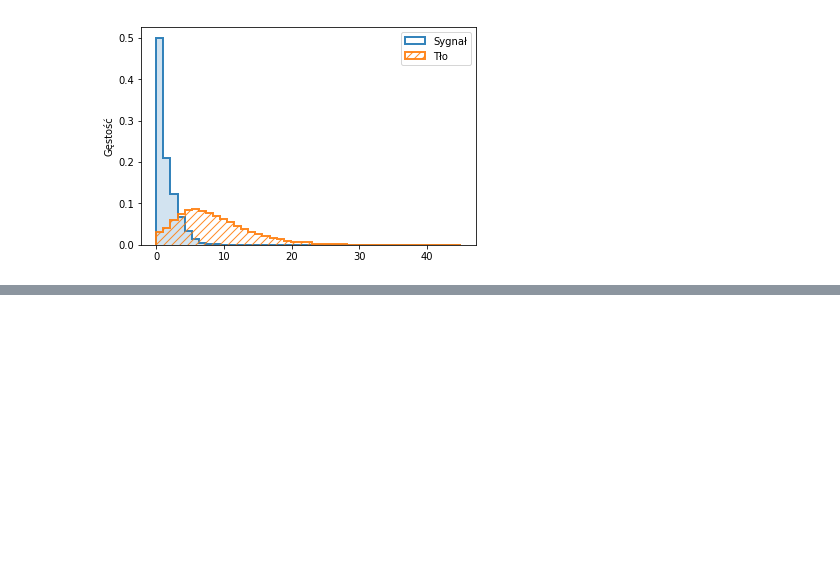
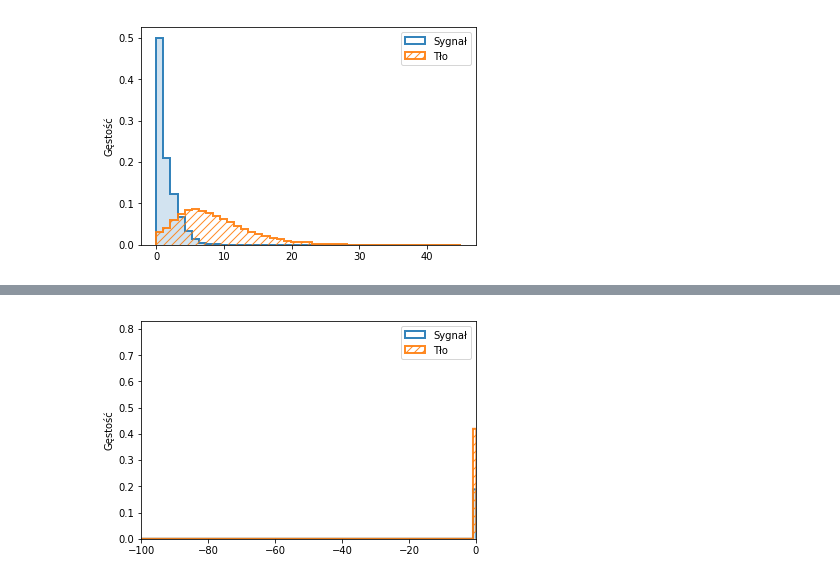
Before and after one commit to byrolew/licencjat, a Jupyter notebook: densities.ipynb, the cells around one changed output, grey strips where cells are left out. Drawn from its saved outputs; the diff is of its cells as text; code cells hidden in the pictures; blank space fills up the shorter version.

```diff
--- a/densities.ipynb
+++ b/densities.ipynb
@@ -59,0 +78,18 @@ plt.show()
+# %%
+i = 12
+col = "leg_2_gjAngleDiff"
+bins = np.histogram(X[:, i], bins=1000)[1]
+plt.figure(figsize=(6, 4))
+
+plt.hist(X[y == 1, i], density=True, bins=bins, alpha=0.2, color="C0")
+plt.hist(X[y == 1, i], density=True, bins=bins, alpha=0.9, histtype="step",
+         linewidth=2, color="C0", label="Sygnał")
+plt.hist(X[y == 0, i], density=True, bins=bins, alpha=0.9, histtype="step", hatch="///", edgecolor="C1",
+         linewidth=2, color="C1", label="Tło")
+plt.ylabel("Gęstość")
+plt.xlim((-100, 0))
+plt.legend()
+# plt.savefig("praca/difference_gjAngleDiff.png", dpi=500)
+plt.show()
+# %% [output]
+[figure, added]
```
Also changed, not shown: parts of 1 cell of this notebook, 8 other files.
